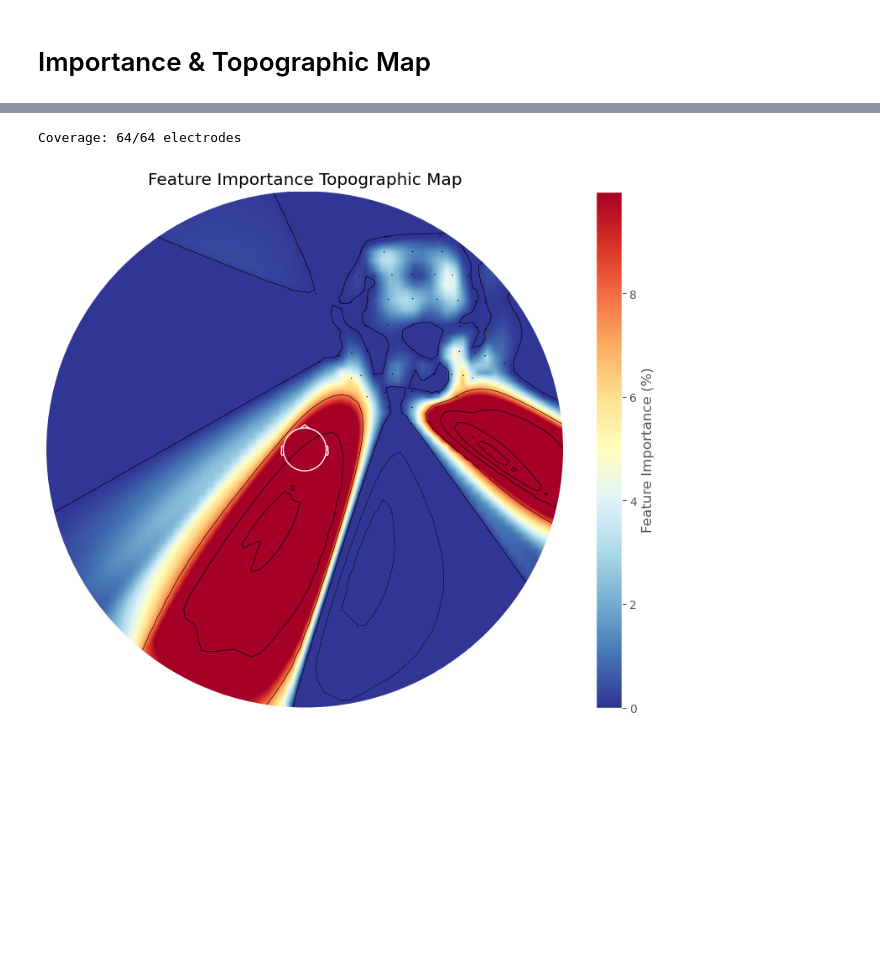
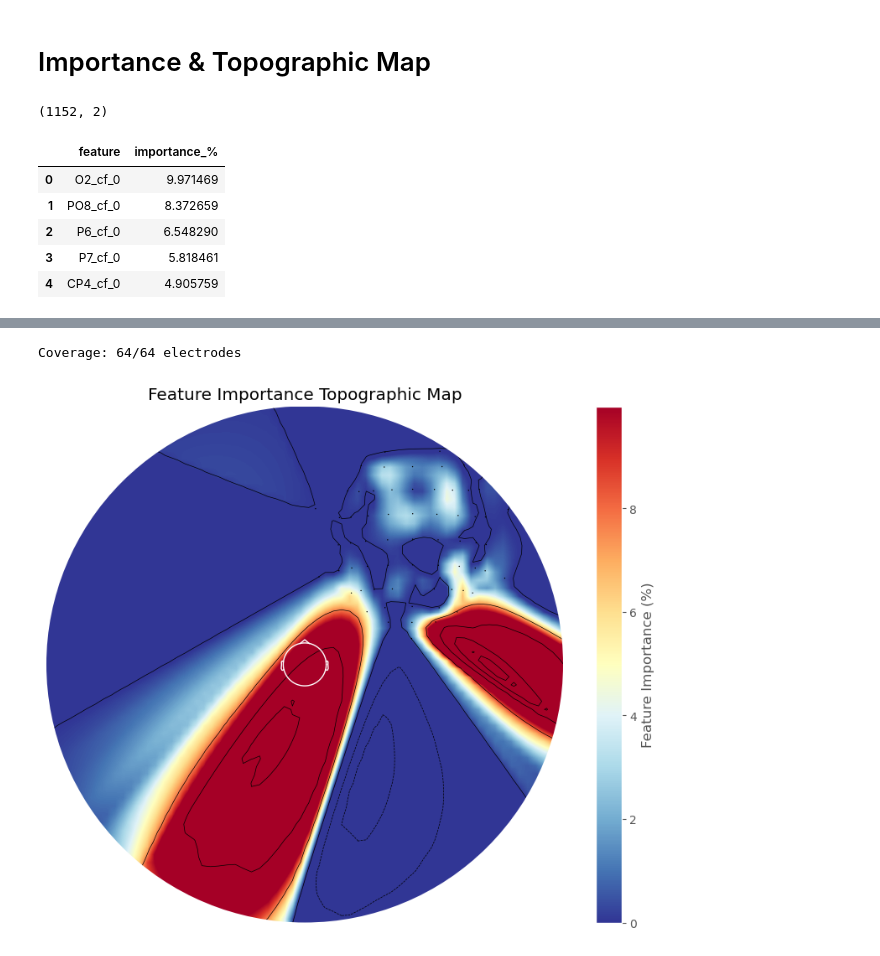
Before and after one commit to StuartG24/EEG_ML_Pipeline, a Jupyter notebook: Notebooks/Model_Comparisons.ipynb, the cells around one changed output, grey strips where cells are left out. Drawn from its saved outputs; the diff is of its cells as text; code cells hidden in the pictures; blank space fills up the shorter version.

```diff
--- a/Notebooks/Model_Comparisons.ipynb
+++ b/Notebooks/Model_Comparisons.ipynb
@@ -110,15 +73,23 @@ except Exception as e:
 # Importance & Topographic Map
 # %%
 # Load SHAP importance CSV file into a df
+
 data_folder_path = utils.get_folder_path('Model Comparisons')
 shap_csv_pattern = '**/shap_importance_df**.csv'
 shap_files = glob.glob(str(Path(data_folder_path) / shap_csv_pattern), recursive=True)
-df = pd.read_csv(shap_files[0])
+importance_df = pd.read_csv(shap_files[0])
 
-# Keep just CF_0 rows
-cf_df = df[df['feature'].str.contains('_cf_0', na=False)].copy()
+# Tidy up the fature names
+if 'feature' in importance_df.columns:
+    importance_df['feature'] = importance_df['feature'].str.replace('numeric__channel_', '', regex=False)
 
-# Strip 'numeric_channel_' prefix and cf
-if 'feature' in cf_df.columns:
-    cf_df['feature'] = cf_df['feature'].str.replace('numeric__channel_', '', regex=False)
-    cf_df['feature'] = cf_df['feature'].str.replace('_cf_0', '', regex=False)
+print(importance_df.shape)
+display(importance_df.head())
+# %% [output]
+(1152, 2)
+|  | feature | importance_% |
+| 0 | O2_cf_0 | 9.971469 |
+| 1 | PO8_cf_0 | 8.372659 |
+| 2 | P6_cf_0 | 6.548290 |
+| 3 | P7_cf_0 | 5.818461 |
+| 4 | CP4_cf_0 | 4.905759 |
```
Also changed, not shown: parts of 13 cells of this notebook, 4 other files.
